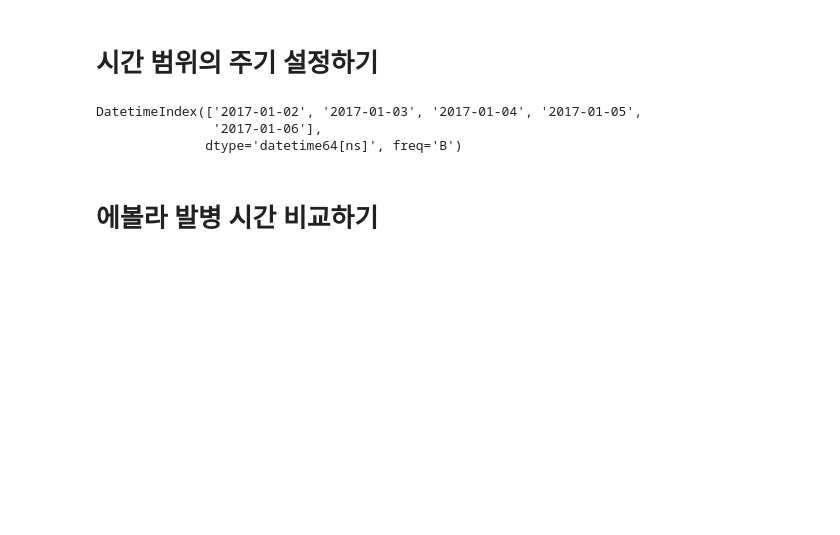
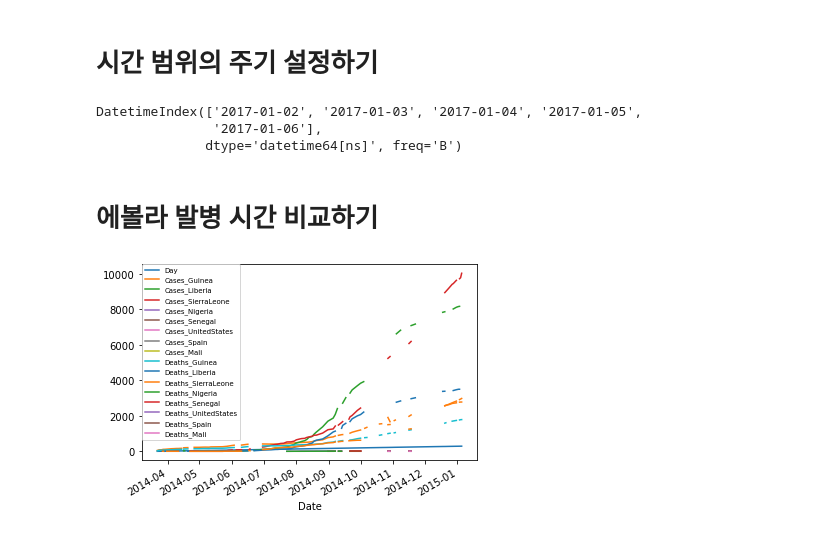
Before and after one commit to hyun3607/doit_pandas, a Jupyter notebook: notebook/12_practice.ipynb, the cells around one changed output. Saved outputs shown, nothing was run; the diff lists cells and outputs as text; code cells hidden in the pictures; blank space fills up the shorter version.

Commit message:
12-3 ebola_1

```diff
--- a/notebook/12_practice.ipynb
+++ b/notebook/12_practice.ipynb
@@ -476,3 +476,15 @@ DatetimeIndex(['2017-01-02', '2017-01-03', '2017-01-04', '2017-01-05',
               dtype='datetime64[ns]', freq='B')
 # %% [markdown]
 # 에볼라 발병 시간 비교하기
+# %%
+import matplotlib.pyplot as plt
+
+ebola.index = ebola['Date']
+
+fig, ax = plt.subplots( )
+ax = ebola.iloc[0:, 1:].plot(ax=ax)
+
+ax.legend(fontsize=7, loc=2, borderaxespad=0.)
+plt.show( )
+# %% [output]
+[figure, added]
```
Also changed, not shown: parts of 7 cells of this notebook.
